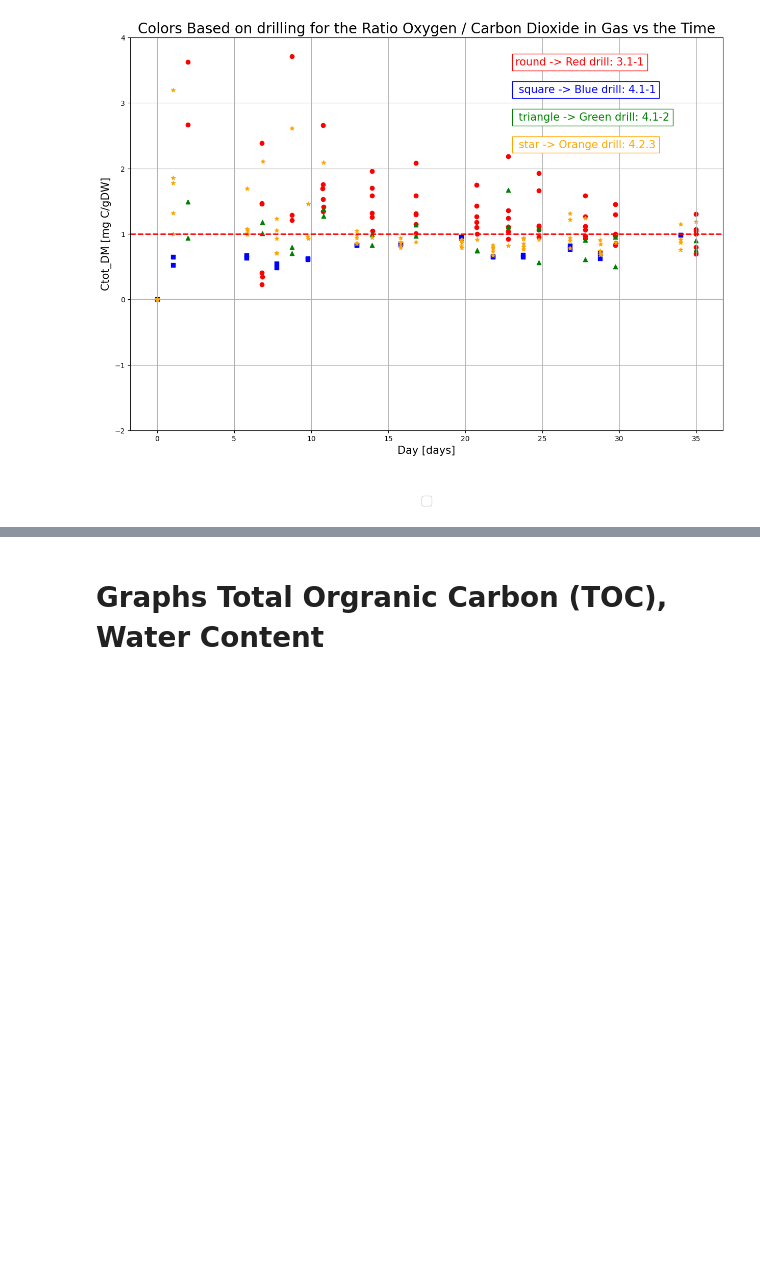
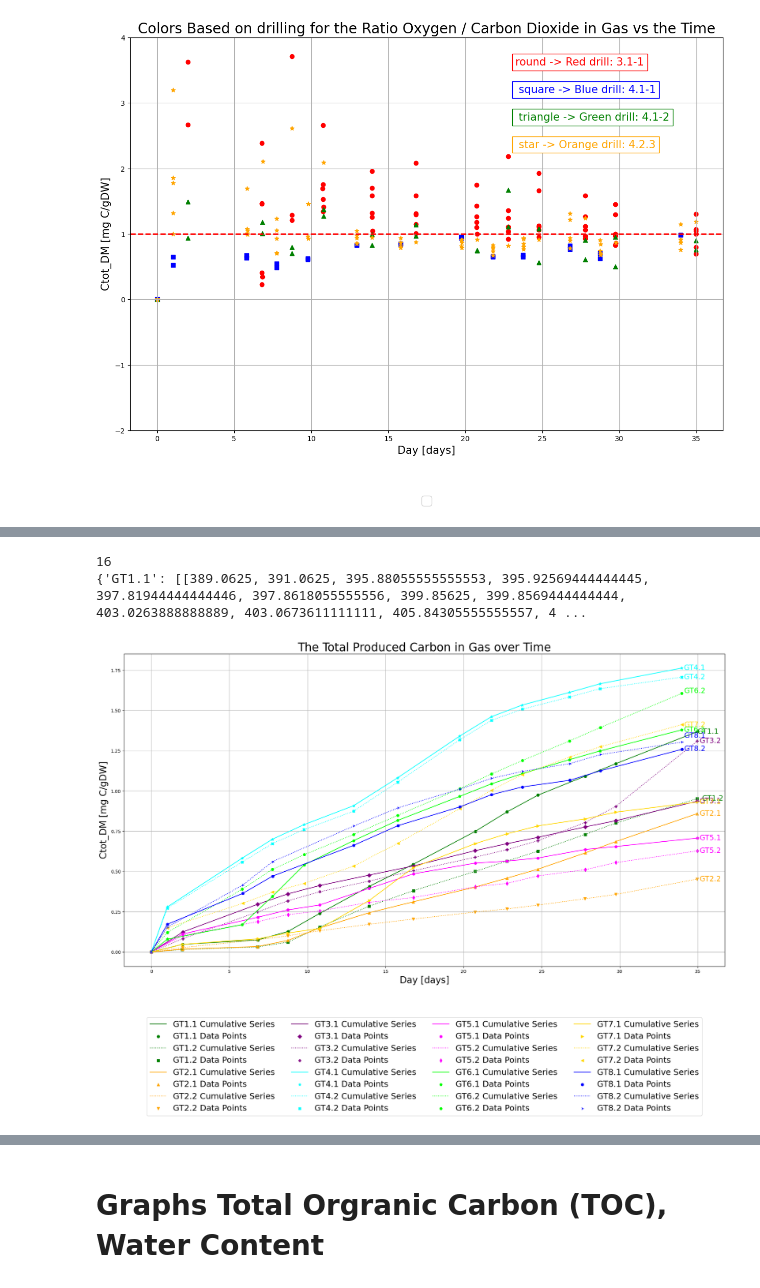
Before and after one commit to RGrobben/Excell_and_Data_Frames_for_Gas_Respiration_tests, a Jupyter notebook: Run/running_sheet_with_given_layout_01.ipynb, the cells around one changed output, grey strips where cells are left out. Saved outputs shown, nothing was run; the diff lists cells and outputs as text; code cells hidden in the pictures; blank space fills up the shorter version.

```diff
--- a/Run/running_sheet_with_given_layout_01.ipynb
+++ b/Run/running_sheet_with_given_layout_01.ipynb
@@ -739,0 +727,48 @@ fig.show()
+# %%
+print(len(new_dict_robbert))
+print(new_dict_robbert)
+# %% [output]
+16
+{'GT1.1': [[389.0625, 391.0625, 395.88055555555553, 395.92569444444445, 397.81944444444446, 397.8618055555556, 399.85625, 399.8569444444444, 403.0263888888889, 403.0673611111111, 405.84305555555557, 4 ...
+# %%
+colors = ['green', "green", 'orange', 'orange', 'purple', 'purple', 'cyan', 'cyan',
+          'magenta', 'magenta', 'lime', 'lime', 'gold', 'gold', 'blue', 'blue']
+
+line_styles = ["solid", "dotted", "solid", "dotted", "solid", "dotted", "solid", "dotted", "solid", "dotted", "solid", "dotted", "solid", "dotted", "solid", "dotted"]
+markers = ['o', 's', '^', 'v', 'D', 'P', '*', 'X', 'h', 'd', 'p', 'H', '>', '<', '8', '4']
+
+
+
+plt.figure(figsize=(20, 15))
+
+for color, sheet_name, line_style, offset, marker in zip(colors, sheet_names[1:], line_styles, offsets, markers):
+    list_day, list_values = dict_data_robbert[sheet_name]
+    dict_data = {"Day": list_day, "Cgas_DM_cum": list_values}
+
+    df = pd.DataFrame(data=dict_data)
+
+    # Drop the rows where 'CumulativeColumn' is NaN
+    df_dropped = df.dropna(subset=['Cgas_DM_cum'])
+
+    # Plot the line
+    plt.plot(df_dropped['Day'], df_dropped['Cgas_DM_cum'], linestyle=line_style, color=color, label=f'{sheet_name} Cumulative Series')
+
+    # Plot the data points
+    plt.scatter(df_dropped['Day'], df_dropped['Cgas_DM_cum'], color=color, marker=marker, label=f'{sheet_name} Data Points')
+
+    # Add annotation at the last data point
+    last_index = df_dropped.index[-1]
+    last_day = df_dropped.loc[last_index, 'Day']
+    last_value = df_dropped.loc[last_index, 'Cgas_DM_cum']
+    offset_x, offset_y = offset
+    plt.annotate(sheet_name, (last_day, last_value), xytext=(offset_x, offset_y), textcoords='offset points', fontsize=16, color=color, ha='left', va='center')
+
+plt.title('The Total Produced Carbon in Gas over Time', fontsize=25)
+plt.xlabel('Day [days]', fontsize=20)
+plt.ylabel('Ctot_DM [mg C/gDW]', fontsize=20)
+plt.legend(fontsize=18, bbox_to_anchor=(0.5, -0.15), loc='upper center', ncol=4)  # Position the legend below the graph
+plt.tight_layout()
+plt.grid()
+plt.show()
+# %% [output]
+[figure, added]
```
Also changed, not shown: parts of 7 cells of this notebook.
